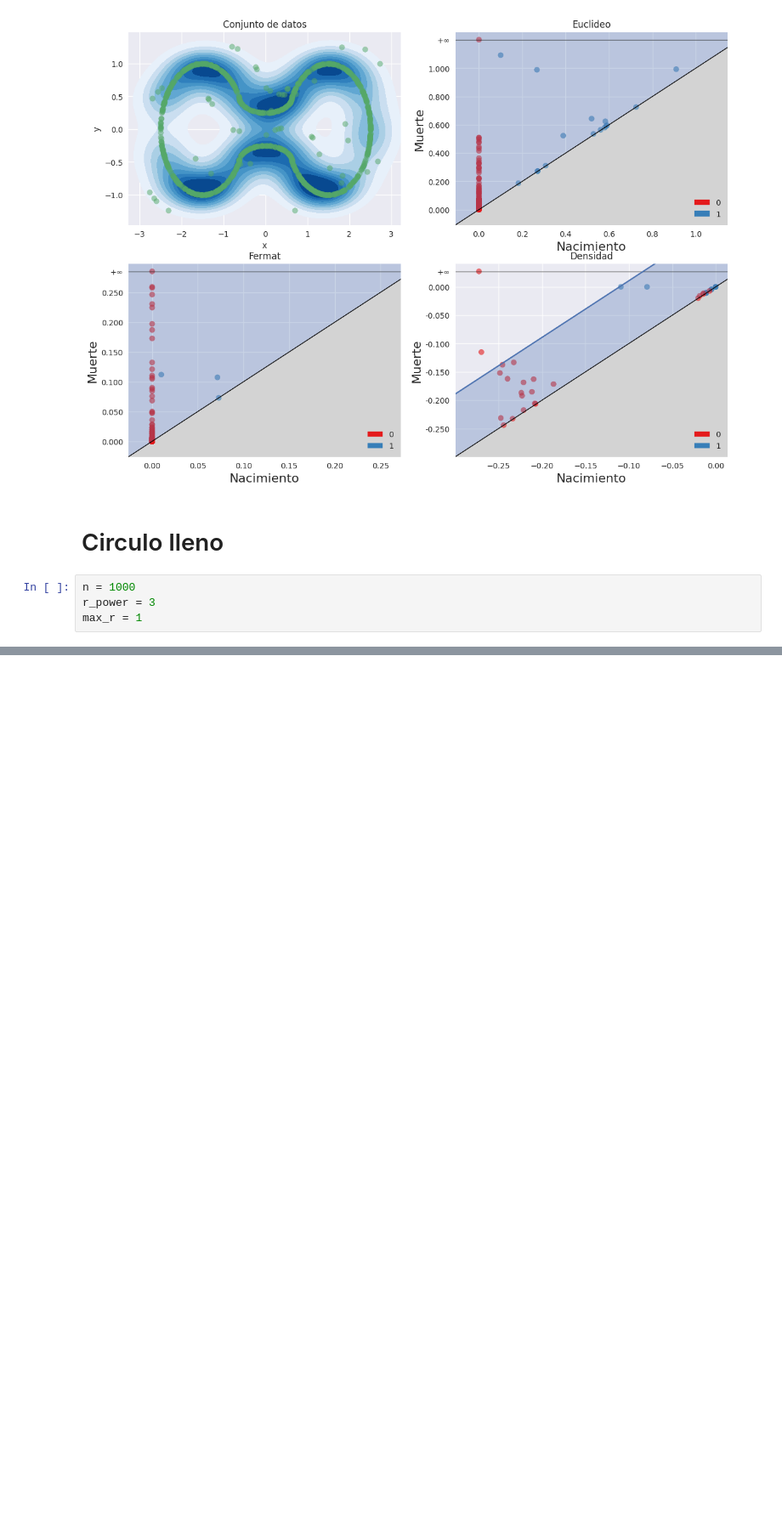
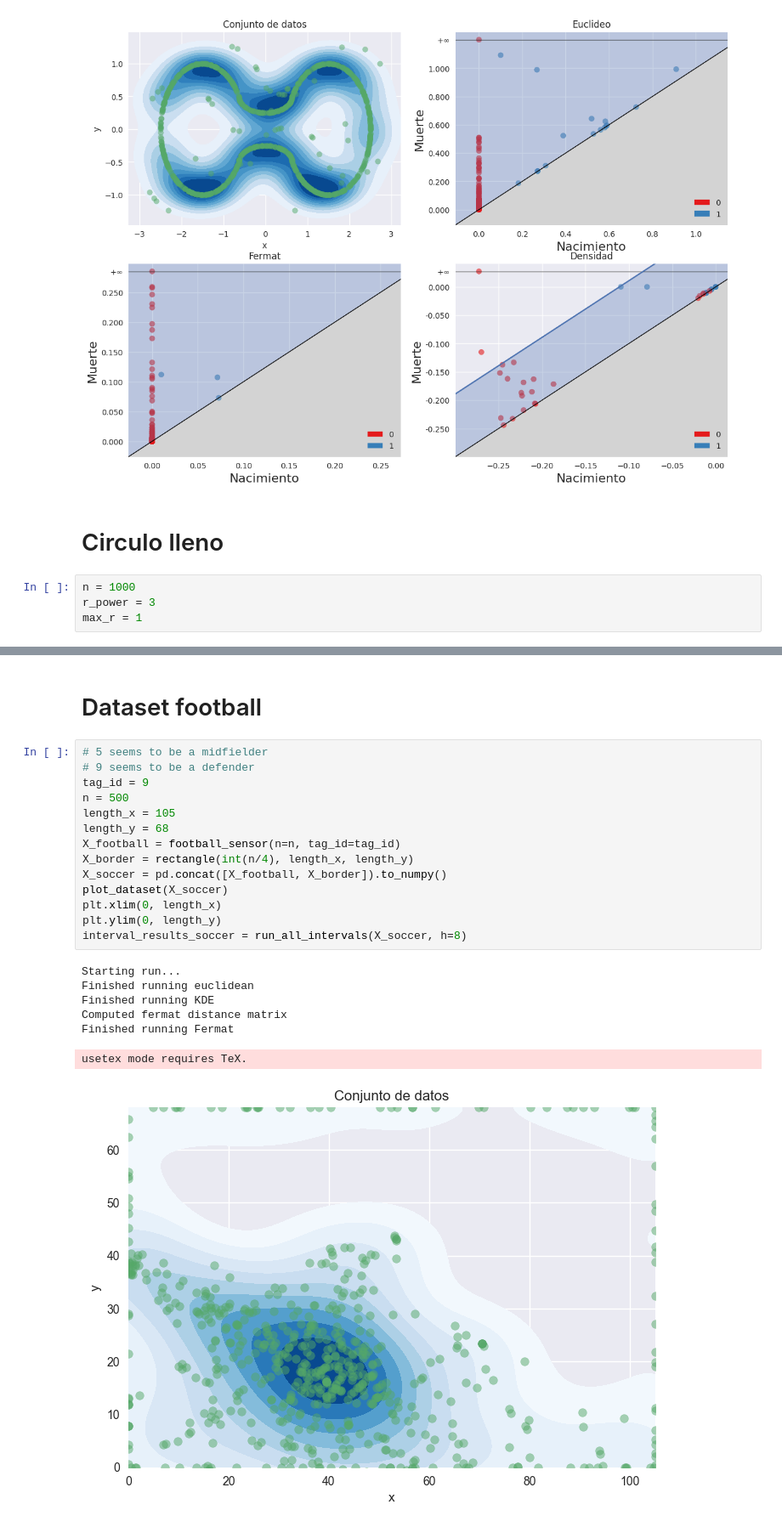
Before and after one commit to diegobatt/pytesis-memfce, a Jupyter notebook: exploration/Hyperparams.ipynb, the cells around one changed output, grey strips where cells are left out. Shown at 85% size. Saved outputs shown, nothing was run; the diff lists cells and outputs as text; blank space fills up the shorter version.

```diff
--- a/exploration/Hyperparams.ipynb
+++ b/exploration/Hyperparams.ipynb
@@ -183,0 +194,24 @@ Computed fermat distance matrix
+# %% [markdown]
+# Dataset football
+# %%
+# 5 seems to be a midfielder
+# 9 seems to be a defender
+tag_id = 9
+n = 500
+length_x = 105
+length_y = 68
+X_football = football_sensor(n=n, tag_id=tag_id)
+X_border = rectangle(int(n/4), length_x, length_y)
+X_soccer = pd.concat([X_football, X_border]).to_numpy()
+plot_dataset(X_soccer)
+plt.xlim(0, length_x)
+plt.ylim(0, length_y)
+interval_results_soccer = run_all_intervals(X_soccer, h=8)
+# %% [output]
+Starting run...
+Finished running euclidean
+Finished running KDE
+Computed fermat distance matrix
+Finished running Fermat
+usetex mode requires TeX.
+[figure, added]
```
Also changed, not shown: parts of 8 cells of this notebook, 6 other files.
